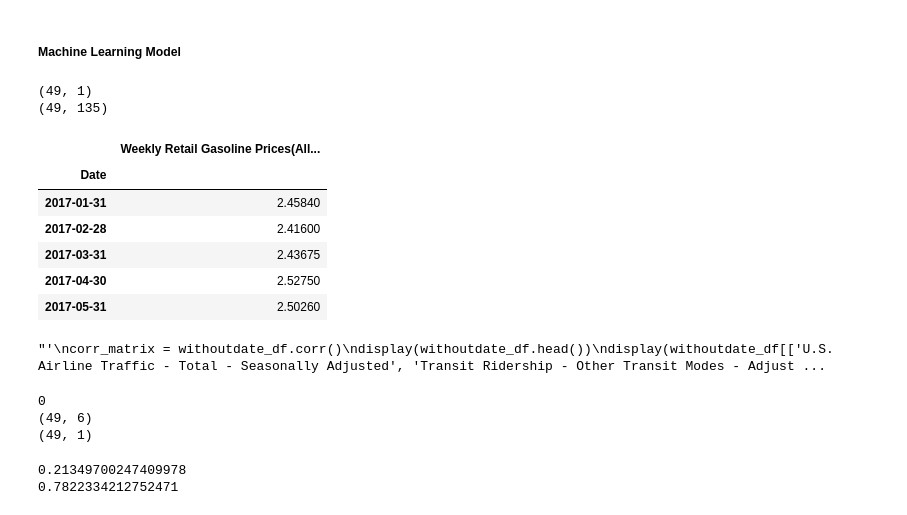
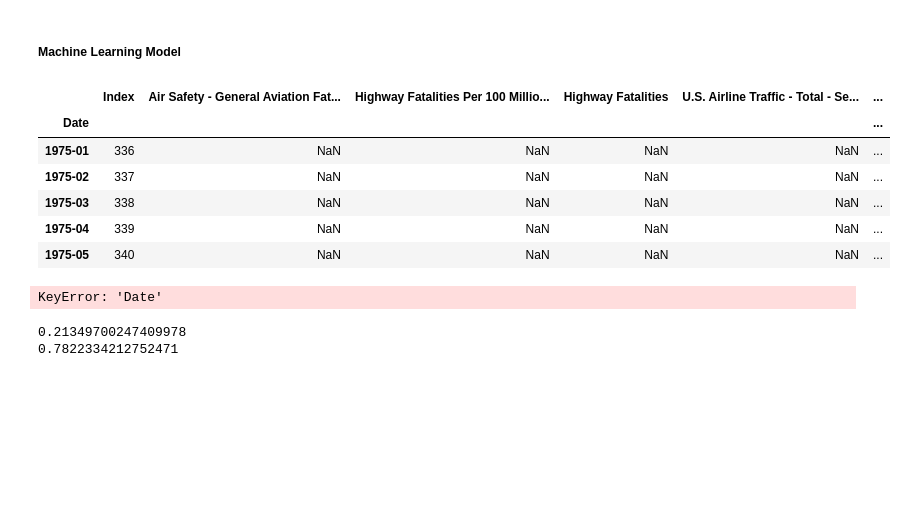
Before and after one commit to rohan-w123/CMSC320Project, a Jupyter notebook: CMSC320_Final_Project.ipynb, the cells around one changed output. Drawn from its saved outputs; the diff is of its cells as text; code cells hidden in the pictures; blank space fills up the shorter version.

```diff
--- a/CMSC320_Final_Project.ipynb
+++ b/CMSC320_Final_Project.ipynb
@@ -654,63 +654,53 @@ plt.legend()
 # %% [markdown]
 <h5> Machine Learning Model
 # %%
+import pandas as pd
+from sklearn.model_selection import train_test_split, cross_val_score, StratifiedKFold
+from sklearn.preprocessing import StandardScaler
+#Load in dataframes
 transportation_df = pd.read_csv('Monthly_Transportation_Statistics.csv')
 gasprices_df = pd.read_csv('USGasanddieselprices.csv')
 transportation_df['Date'] = pd.to_datetime(transportation_df['Date'])
 gasprices_df['Date'] = pd.to_datetime(gasprices_df['Date'])
 gasprices_df = gasprices_df[['Date', 'A1']]
 transportation_df = transportation_df.loc[transportation_df['Date'] >= '01-01-1975']
 gasprices_df.rename(columns={"A1": "Weekly Retail Gasoline Prices(All Grades Formulation)"}, inplace=True)
 gasprices_df['Date'] = pd.to_datetime(gasprices_df['Date'])
 
 
-gasprices_df = gasprices_df[gasprices_df['Date'] >= '2017-01-01']
-gasprices_df = gasprices_df[gasprices_df['Date'] <= '2021-01-04']
-transportation_df = transportation_df.loc[transportation_df['Date'] >= '2017-01-01']
-transportation_df = transportation_df.loc[transportation_df['Date'] <= '2021-01-01']
+#gasprices_df = gasprices_df[gasprices_df['Date'] >= '2017-01-01']
+#gasprices_df = gasprices_df[gasprices_df['Date'] <= '2021-01-04']
+#transportation_df = transportation_df.loc[transportation_df['Date'] >= '2017-01-01']
+#transportation_df = transportation_df.loc[transportation_df['Date'] <= '2021-01-01']
 
 
 
 gasprices_df.set_index('Date', inplace = True)
 transportation_df.set_index('Date', inplace = True)
 gasprices_df = gasprices_df.resample('M').mean()
-print(gasprices_df.shape)
-print(transportation_df.shape)
-display(gasprices_df.head())
+
 #Convert to period so only year and month are used in order to merge dataframes
 transportation_df.index = transportation_df.index.to_period('M')
 gasprices_df.index = gasprices_df.index.to_period('M')
 total_df = pd.merge( transportation_df, gasprices_df, on ='Date', how = 'outer')
-total_df['Personal Spending on Transportation - Gasoline and Other Energy Goods - Seasonally Adjusted'] = total_df['Personal Spending on Transportation - Gasoline and Other Energy Goods - Seasonally Adjusted'].ffill()
-#display(total_df.head())
-#print(total_df.dtypes)
+#total_df['Personal Spending on Transportation - Gasoline and Other Energy Goods - Seasonally Adjusted'] = total_df['Personal Spending on Transportation - Gasoline and Other Energy Goods - Seasonally Adjusted'].ffill()
+display(total_df.head())
 withoutdate_df = total_df.select_dtypes(include=['number'])
-''''
-corr_matrix = withoutdate_df.corr()
-display(withoutdate_df.head())
-display(withoutdate_df[['U.S. Airline Traffic - Total - Seasonally Adjusted', 'Transit Ridership - Other Transit Modes - Adjusted',
+withoutdate_df = withoutdate_df[['U.S. Airline Traffic - Total - Seasonally Adjusted', 'Transit Ridership - Other Transit Modes - Adjusted',
 'Transit Ridership - Fixed Route Bus - Adjusted', 'Transit Ridership - Urban Rail - Adjusted', 'Highway Fuel Price - Regular Gasoline', 'Passenger Rail Passengers',
-'Passenger Rail Total Train Miles', 'Personal Spending on Transportation - Gasoline and Other Energy Goods - Seasonally Adjusted', 'Weekly Retail Gasoline Prices(All Grades Formulation)']].corr())
-'''
-#strftime takes datetime, strftime("%M")
+'Passenger Rail Total Train Miles', 'Personal Spending on Transportation - Gasoline and Other Energy Goods - Seasonally Adjusted', 'Weekly Retail Gasoline Prices(All Grades Formulation)']]
 # %% [output]
-(49, 1)
-(49, 135)
-|  | Weekly Retail Gasoline Prices(All... |
-| Date |  |
-| 2017-01-31 | 2.45840 |
-| 2017-02-28 | 2.41600 |
-| 2017-03-31 | 2.43675 |
-| 2017-04-30 | 2.52750 |
-| 2017-05-31 | 2.50260 |
+|  | Index | Air Safety - General Aviation Fat... | Highway Fatalities Per 100 Millio... | Highway Fatalities | U.S. Airline Traffic - Total - Se... | ... |
+| Date |  |  |  |  |  | ... |
+| 1975-01 | 336 | NaN | NaN | NaN | NaN | ... |
+| 1975-02 | 337 | NaN | NaN | NaN | NaN | ... |
+| 1975-03 | 338 | NaN | NaN | NaN | NaN | ... |
+| 1975-04 | 339 | NaN | NaN | NaN | NaN | ... |
+| 1975-05 | 340 | NaN | NaN | NaN | NaN | ... |
-"'\ncorr_matrix = withoutdate_df.corr()\ndisplay(withoutdate_df.head())\ndisplay(withoutdate_df[['U.S. Airline Traffic - Total - Seasonally Adjusted', 'Transit Ridership - Other Transit Modes - Adjust ...
 # %%
-from sklearn.model_selection import train_test_split, cross_val_score, StratifiedKFold
-from sklearn.preprocessing import StandardScaler
 
-withoutdate_df = withoutdate_df[['U.S. Airline Traffic - Total - Seasonally Adjusted', 'Transit Ridership - Other Transit Modes - Adjusted',
-'Transit Ridership - Fixed Route Bus - Adjusted', 'Transit Ridership - Urban Rail - Adjusted', 'Highway Fuel Price - Regular Gasoline', 'Passenger Rail Passengers',
-'Passenger Rail Total Train Miles', 'Personal Spending on Transportation - Gasoline and Other Energy Goods - Seasonally Adjusted', 'Weekly Retail Gasoline Prices(All Grades Formulation)']]
+
+withoutdate_df = total_df[total_df['Date'] >='2017-01']
 print(withoutdate_df.isna().sum().sum())
 #display(df_combined)
 
@@ -732,9 +722,7 @@ y_train_scaled = scaler2.fit_transform(y_train)
 X_test_scaled = scaler.transform(X_test)
 y_test_scaled = scaler2.transform(y_test)
 # %% [output]
-0
-(49, 6)
-(49, 1)
+KeyError: 'Date'
 # %%
 from sklearn.linear_model import LinearRegression
 from sklearn.metrics import accuracy_score, classification_report, confusion_matrix, silhouette_score
```
Also changed, not shown: parts of 3 cells of this notebook.
